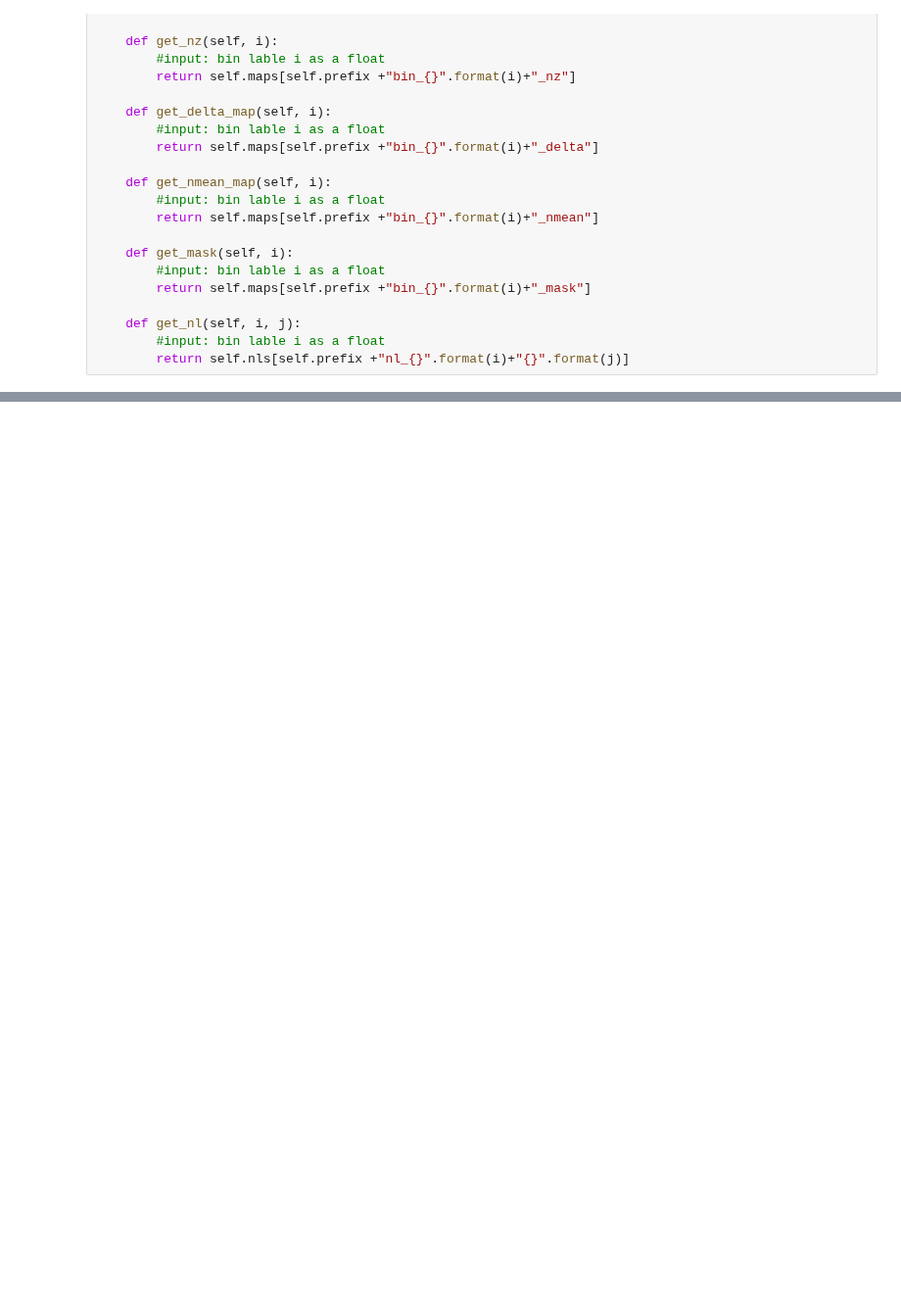
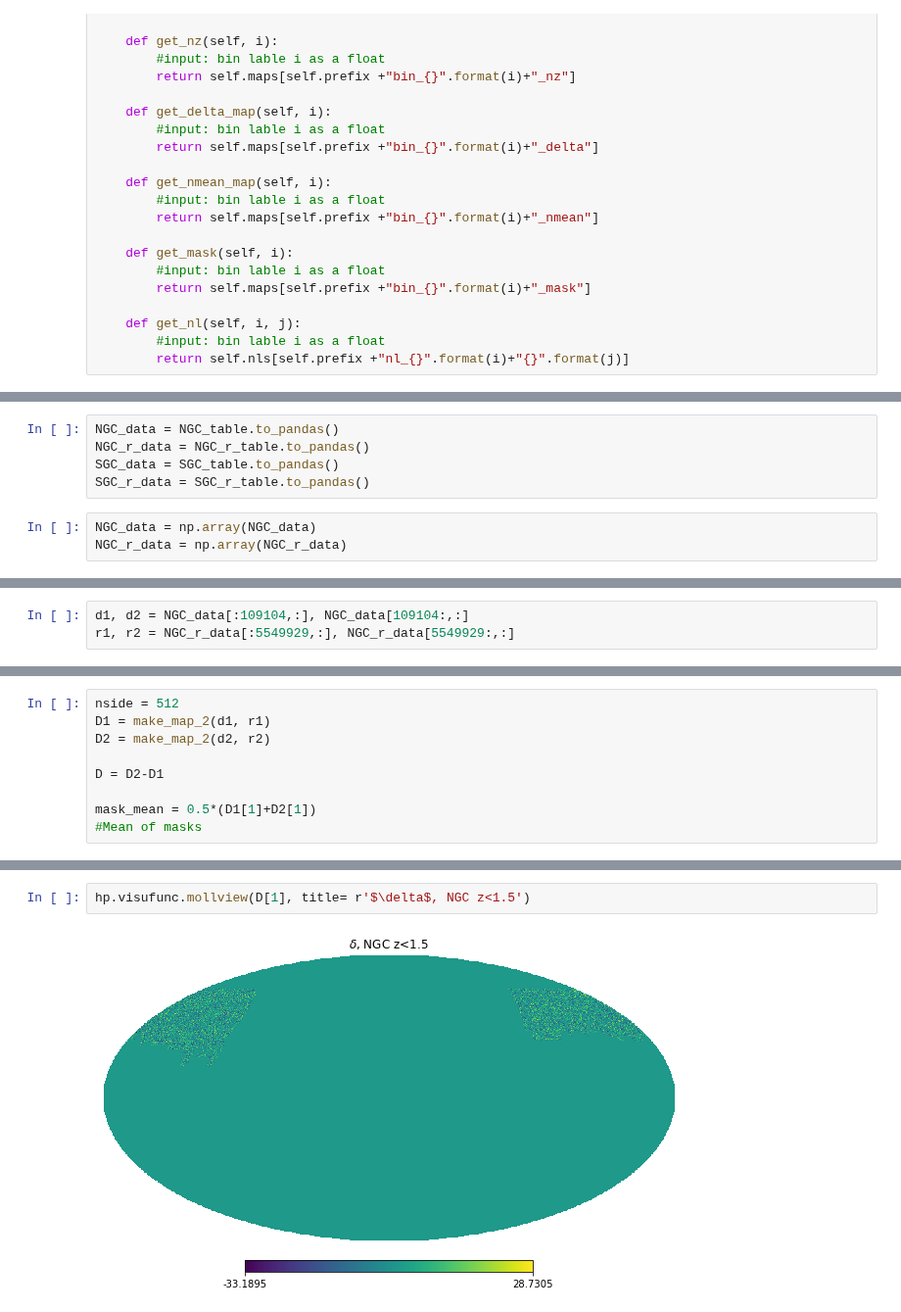
Before and after one commit to Cosmotheka/Cosmotheka, a Jupyter notebook: pipeline/eBOSS_QSO/eQuasar.ipynb, the cells around one changed output, grey strips where cells are left out. Shown at 98% size. Saved outputs shown, nothing was run; the diff lists cells and outputs as text; blank space fills up the shorter version.

```diff
--- a/pipeline/eBOSS_QSO/eQuasar.ipynb
+++ b/pipeline/eBOSS_QSO/eQuasar.ipynb
@@ -507,0 +479,8 @@ False
+# %%
+NGC_data = NGC_table.to_pandas()
+NGC_r_data = NGC_r_table.to_pandas()
+SGC_data = SGC_table.to_pandas()
+SGC_r_data = SGC_r_table.to_pandas()
+# %%
+NGC_data = np.array(NGC_data)
+NGC_r_data = np.array(NGC_r_data)
@@ -507,0 +490,3 @@ False
+# %%
+d1, d2 = NGC_data[:109104,:], NGC_data[109104:,:]
+r1, r2 = NGC_r_data[:5549929,:], NGC_r_data[5549929:,:]
@@ -507,0 +534,9 @@ False
+# %%
+nside = 512
+D1 = make_map_2(d1, r1)
+D2 = make_map_2(d2, r2)
+
+D = D2-D1
+
+mask_mean = 0.5*(D1[1]+D2[1])
+#Mean of masks
@@ -507,0 +566,4 @@ False
+# %%
+hp.visufunc.mollview(D[1], title= r'$\delta$, NGC z<1.5')
+# %% [output]
+[figure, added]
```
Also changed, not shown: parts of 20 cells of this notebook.
